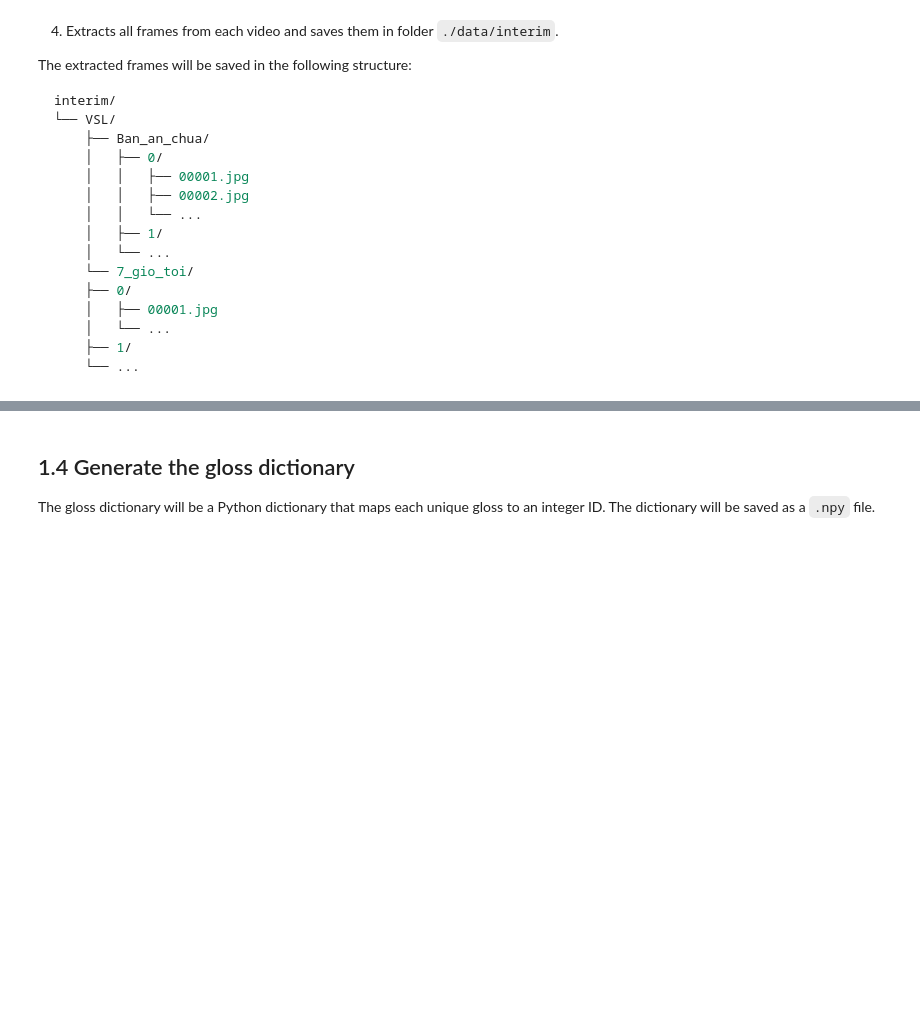
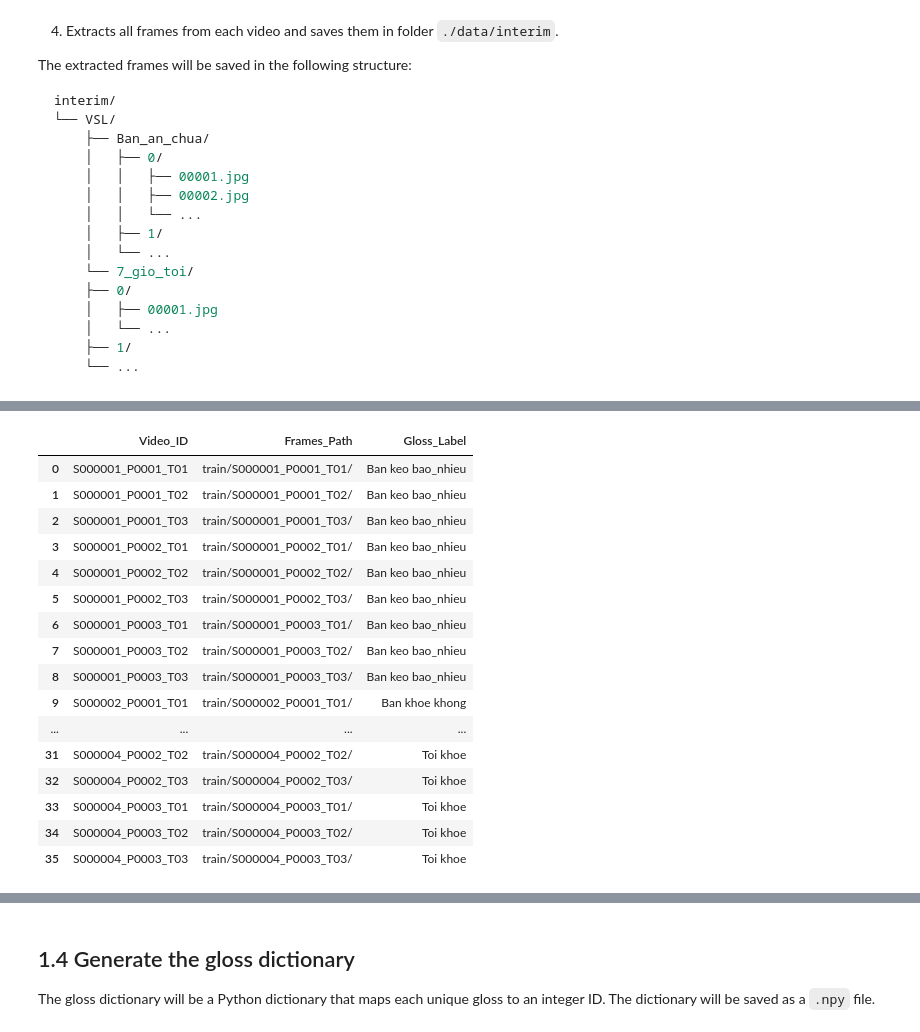
Before and after one commit to martinvalentine/CSLR-VSL, a Jupyter notebook: notebooks/pipeline_corrnet.ipynb, the cells around one changed output, grey strips where cells are left out. Cells and saved outputs as stored; diff of their text form; code cells hidden in the pictures; blank space fills up the shorter version.

```diff
--- a/notebooks/pipeline_corrnet.ipynb
+++ b/notebooks/pipeline_corrnet.ipynb
@@ -196,0 +153,27 @@ df.head(20)
+# %%
+# Show the annotation
+import pandas as pd
+train_annotations = pd.read_csv("/data/interim/VSL_Sample/csv/train_annotations.csv")
+test_annotations = pd.read_csv("/data/interim/VSL_Sample/csv/test_annotations.csv")
+dev_annotations = pd.read_csv("/data/interim/VSL_Sample/csv/dev_annotations.csv")
+# %%
+# Train annotation
+train_annotations
+# %% [output]
+|  | Video_ID | Frames_Path | Gloss_Label |
+| 0 | S000001_P0001_T01 | train/S000001_P0001_T01/ | Ban keo bao_nhieu |
+| 1 | S000001_P0001_T02 | train/S000001_P0001_T02/ | Ban keo bao_nhieu |
+| 2 | S000001_P0001_T03 | train/S000001_P0001_T03/ | Ban keo bao_nhieu |
+| 3 | S000001_P0002_T01 | train/S000001_P0002_T01/ | Ban keo bao_nhieu |
+| 4 | S000001_P0002_T02 | train/S000001_P0002_T02/ | Ban keo bao_nhieu |
+| 5 | S000001_P0002_T03 | train/S000001_P0002_T03/ | Ban keo bao_nhieu |
+| 6 | S000001_P0003_T01 | train/S000001_P0003_T01/ | Ban keo bao_nhieu |
+| 7 | S000001_P0003_T02 | train/S000001_P0003_T02/ | Ban keo bao_nhieu |
+| 8 | S000001_P0003_T03 | train/S000001_P0003_T03/ | Ban keo bao_nhieu |
+| 9 | S000002_P0001_T01 | train/S000002_P0001_T01/ | Ban khoe khong |
+| ... | ... | ... | ... |
+| 31 | S000004_P0002_T02 | train/S000004_P0002_T02/ | Toi khoe |
+| 32 | S000004_P0002_T03 | train/S000004_P0002_T03/ | Toi khoe |
+| 33 | S000004_P0003_T01 | train/S000004_P0003_T01/ | Toi khoe |
+| 34 | S000004_P0003_T02 | train/S000004_P0003_T02/ | Toi khoe |
+| 35 | S000004_P0003_T03 | train/S000004_P0003_T03/ | Toi khoe |
```
Also changed, not shown: parts of 54 cells of this notebook.
